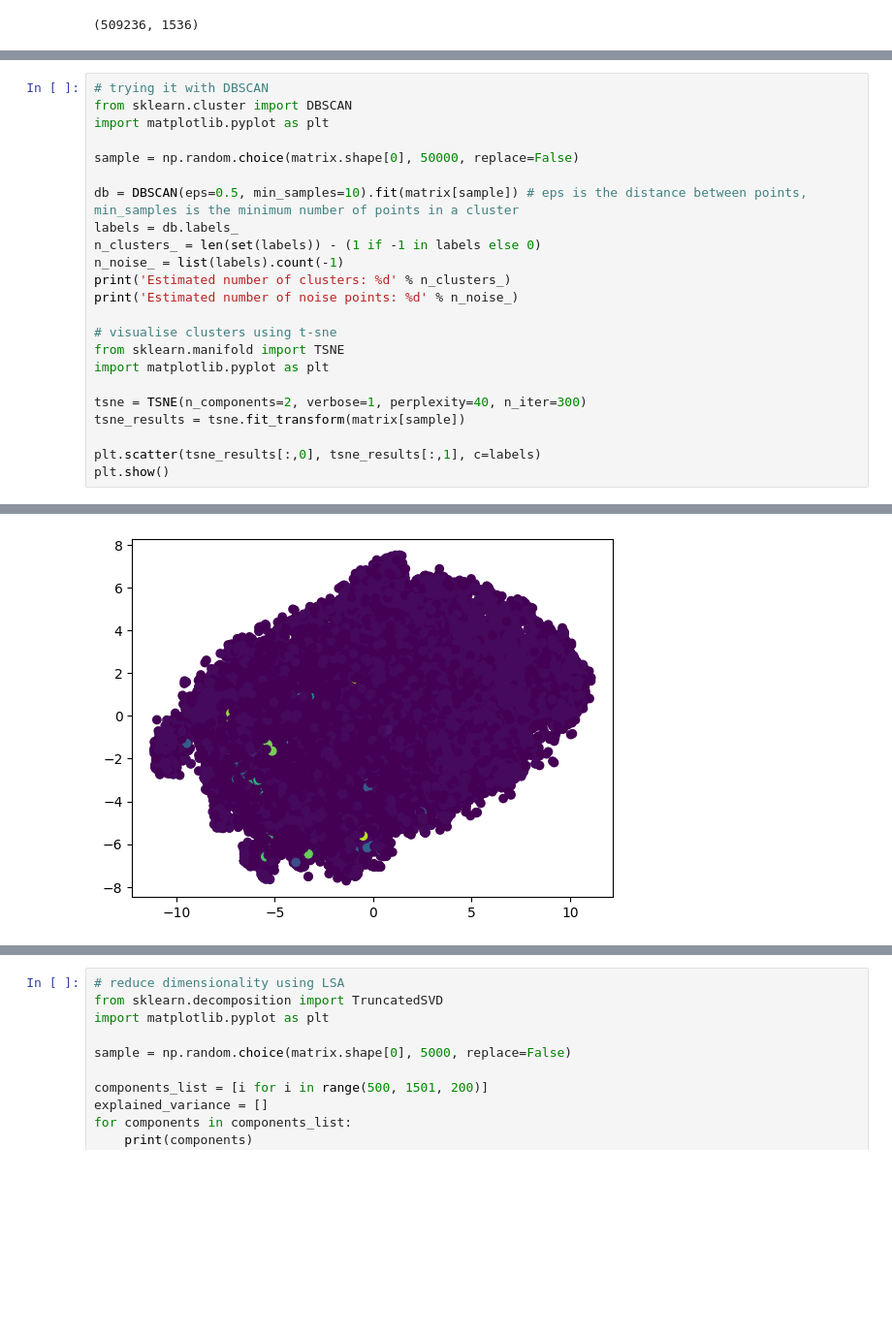
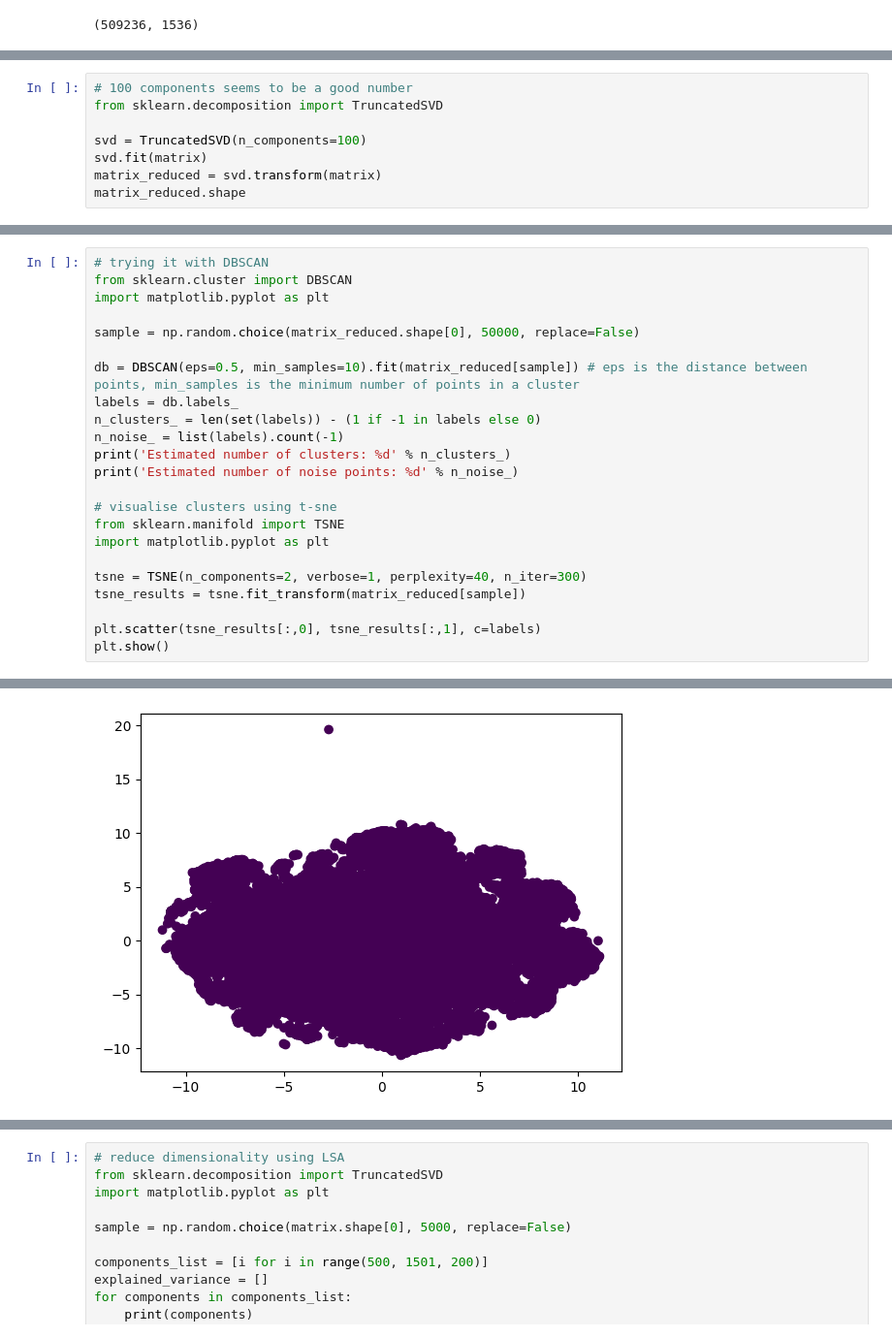
Before and after one commit to Lyncht98/riverstone-nlp-test, a Jupyter notebook: request-1.ipynb, the cells around one changed output, grey strips where cells are left out. Shown at 97% size. Saved outputs shown, nothing was run; the diff lists cells and outputs as text; blank space fills up the shorter version.

Commit message:
algorithm choices
so many options... i need sleep and take a step back from this

```diff
--- a/request-1.ipynb
+++ b/request-1.ipynb
@@ -264,0 +258,8 @@ KeyboardInterrupt:
+# %%
+# 100 components seems to be a good number
+from sklearn.decomposition import TruncatedSVD
+
+svd = TruncatedSVD(n_components=100)
+svd.fit(matrix)
+matrix_reduced = svd.transform(matrix)
+matrix_reduced.shape
@@ -308,9 +307,9 @@ km = km.fit(matrix[sample])
 from sklearn.cluster import DBSCAN
 import matplotlib.pyplot as plt
 
-sample = np.random.choice(matrix.shape[0], 50000, replace=False)
+sample = np.random.choice(matrix_reduced.shape[0], 50000, replace=False)
 
-db = DBSCAN(eps=0.5, min_samples=10).fit(matrix[sample]) # eps is the distance between points, min_samples is the minimum number of points in a cluster
+db = DBSCAN(eps=0.5, min_samples=10).fit(matrix_reduced[sample]) # eps is the distance between points, min_samples is the minimum number of points in a cluster
 labels = db.labels_
 n_clusters_ = len(set(labels)) - (1 if -1 in labels else 0)
 n_noise_ = list(labels).count(-1)
@@ -322,7 +321,7 @@ from sklearn.manifold import TSNE
 import matplotlib.pyplot as plt
 
 tsne = TSNE(n_components=2, verbose=1, perplexity=40, n_iter=300)
-tsne_results = tsne.fit_transform(matrix[sample])
+tsne_results = tsne.fit_transform(matrix_reduced[sample])
 
 plt.scatter(tsne_results[:,0], tsne_results[:,1], c=labels)
 plt.show()
@@ -347,4 +346,4 @@ Estimated number of noise points: 24973
-[figure, old version]
+[figure, new version]
 # %%
 # now trying with agglomerative hierachical clustering using ward linkage
 from scipy.cluster.hierarchy import dendrogram, linkage
```
Also changed, not shown: parts of 9 cells of this notebook.
